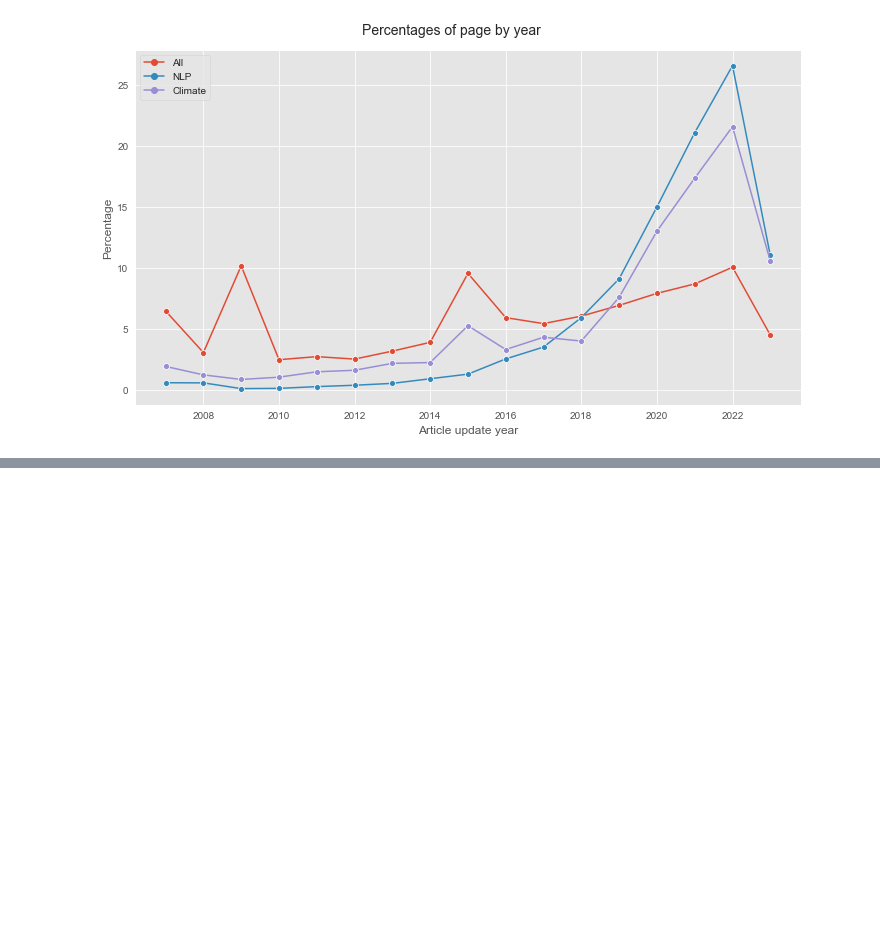
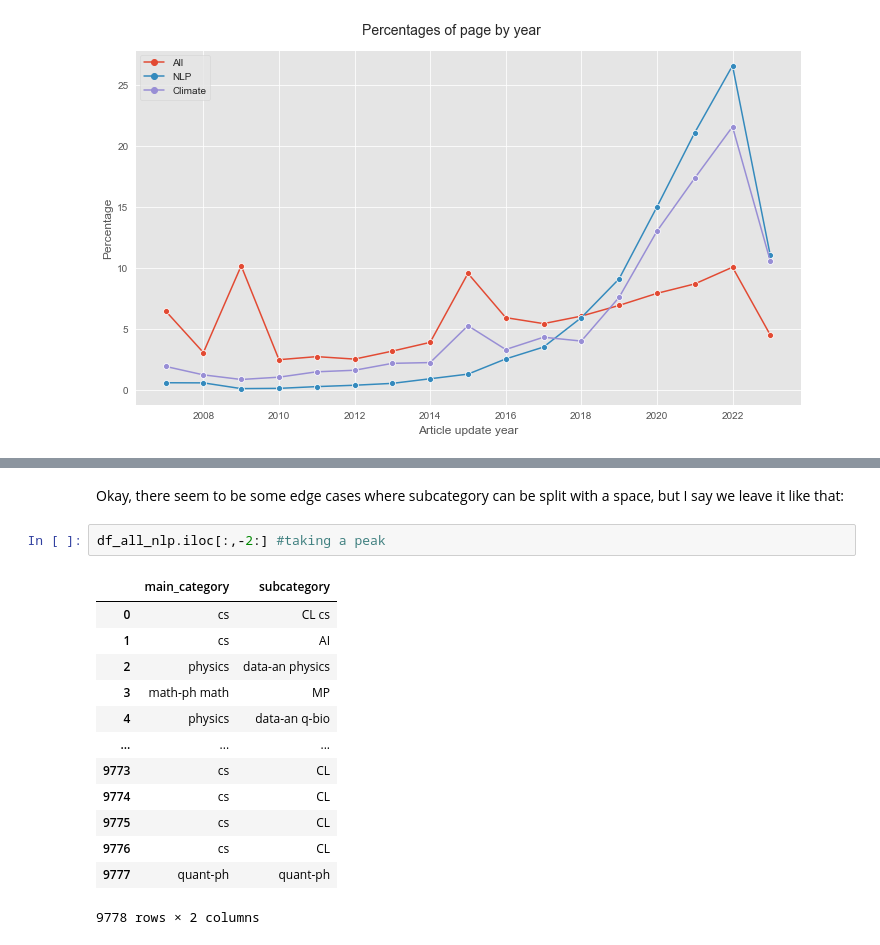
Before and after one commit to gsiraji/wins-topics-network, a Jupyter notebook: arxiv_data_scraping.ipynb, the cells around one changed output, grey strips where cells are left out. Saved outputs shown, nothing was run; the diff lists cells and outputs as text; blank space fills up the shorter version.

```diff
--- a/arxiv_data_scraping.ipynb
+++ b/arxiv_data_scraping.ipynb
@@ -341,0 +379,18 @@ Text(0, 0.5, 'Percentage')
+# %% [markdown]
+Okay, there seem to be some edge cases where subcategory can be split with a space, but I say we leave it like that:
+# %%
+df_all_nlp.iloc[:,-2:] #taking a peak
+# %% [output]
+|  | main_category | subcategory |
+| 0 | cs | CL cs |
+| 1 | cs | AI |
+| 2 | physics | data-an physics |
+| 3 | math-ph math | MP |
+| 4 | physics | data-an q-bio |
+| ... | ... | ... |
+| 9773 | cs | CL |
+| 9774 | cs | CL |
+| 9775 | cs | CL |
+| 9776 | cs | CL |
+| 9777 | quant-ph | quant-ph |
+9778 rows × 2 columns
```
Also changed, not shown: parts of 16 cells of this notebook.
